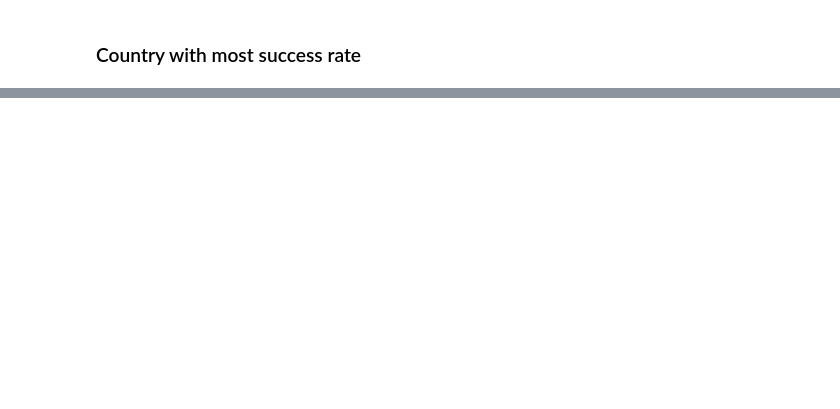
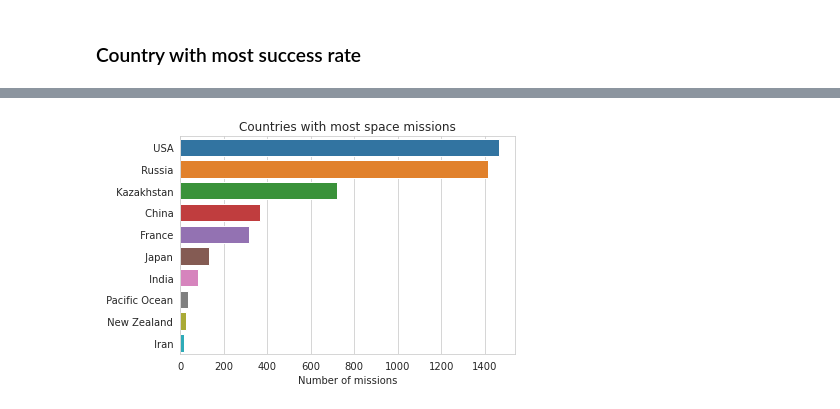
Before and after one commit to Jappreet-Singh/Jappreet-Singh, a Jupyter notebook: space-missions.ipynb, the cells around one changed output, grey strips where cells are left out. Saved outputs shown, nothing was run; the diff lists cells and outputs as text; code cells hidden in the pictures; blank space fills up the shorter version.

```diff
--- a/space-missions.ipynb
+++ b/space-missions.ipynb
@@ -236,0 +230,5 @@ space_missions_df
+# %%
+mission_location_df = space_missions_df.copy()
+mission_location_df['Country'] = mission_location_df['Location'].str.split(',').apply(lambda x: x[-1])
+mission_location_df['year'] = pd.DatetimeIndex(mission_location_df.Date).year
+mission_location_df.head(5)
@@ -236,0 +242,3 @@ space_missions_df
+# %%
+country_count = mission_location_df.Country.value_counts().head(10)
+country_count
@@ -236,0 +257,6 @@ space_missions_df
+# %%
+sns.barplot(x = country_count, y = country_count.index)
+plt.title('Countries with most space missions')
+plt.xlabel('Number of missions');
+# %% [output]
+[figure, added]
```
Also changed, not shown: parts of 12 cells of this notebook.
